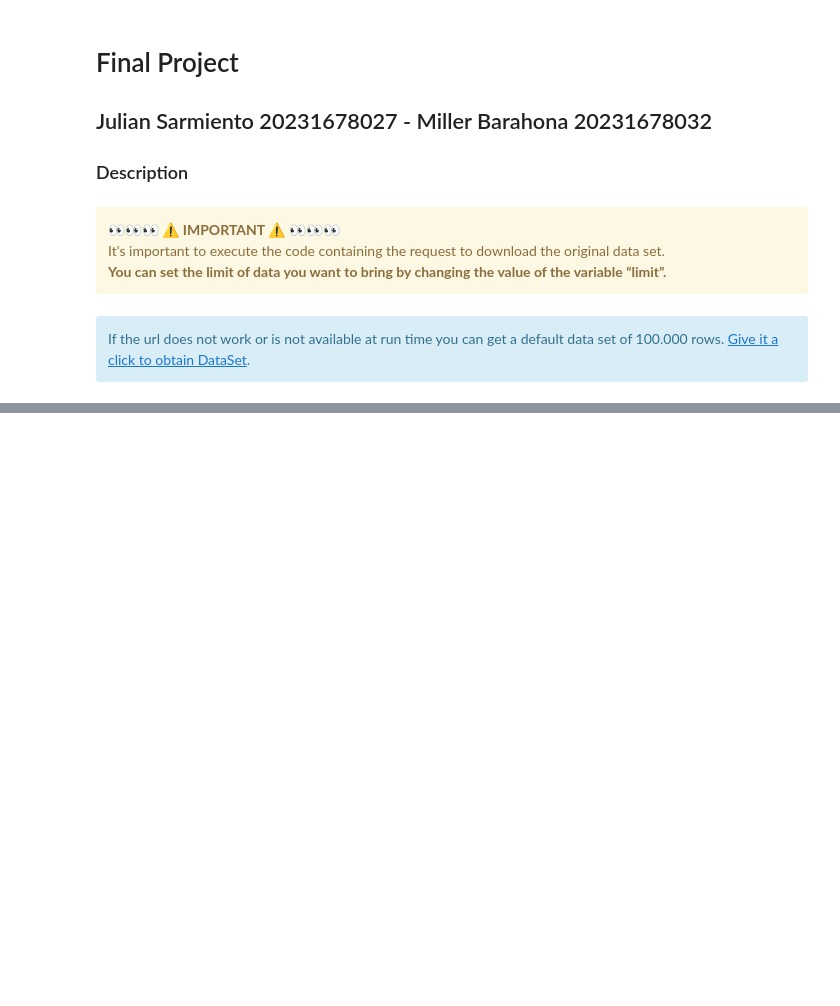
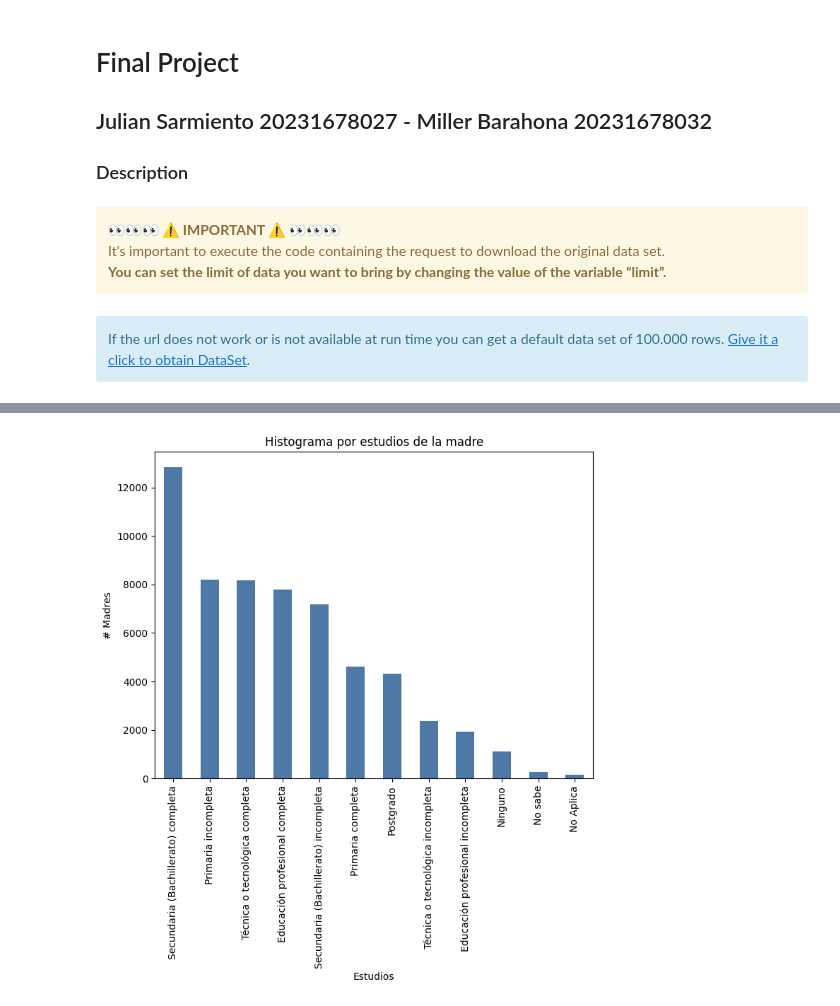
Before and after one commit to millerbarahona/Analisis-de-Datos, a Jupyter notebook: FinalProject/SaberProExamScoreEDA.ipynb, the cells around one changed output, grey strips where cells are left out. Drawn from its saved outputs; the diff is of its cells as text; code cells hidden in the pictures; blank space fills up the shorter version.

```diff
--- a/FinalProject/SaberProExamScoreEDA.ipynb
+++ b/FinalProject/SaberProExamScoreEDA.ipynb
@@ -31,0 +159,11 @@ else:
+# %%
+count_estudios_madre = cleanDf['fami_educacionmadre'].value_counts()
+plt.figure(figsize=(8, 6))
+count_estudios_madre.plot(kind='bar', color=['#4e79a7'])
+plt.xlabel('Estudios')
+plt.ylabel('# Madres')
+plt.title('Histograma por estudios de la madre')
+plt.xticks(rotation=90)
+plt.show()
+# %% [output]
+[figure, added]
```
Also changed, not shown: parts of 19 cells of this notebook.
